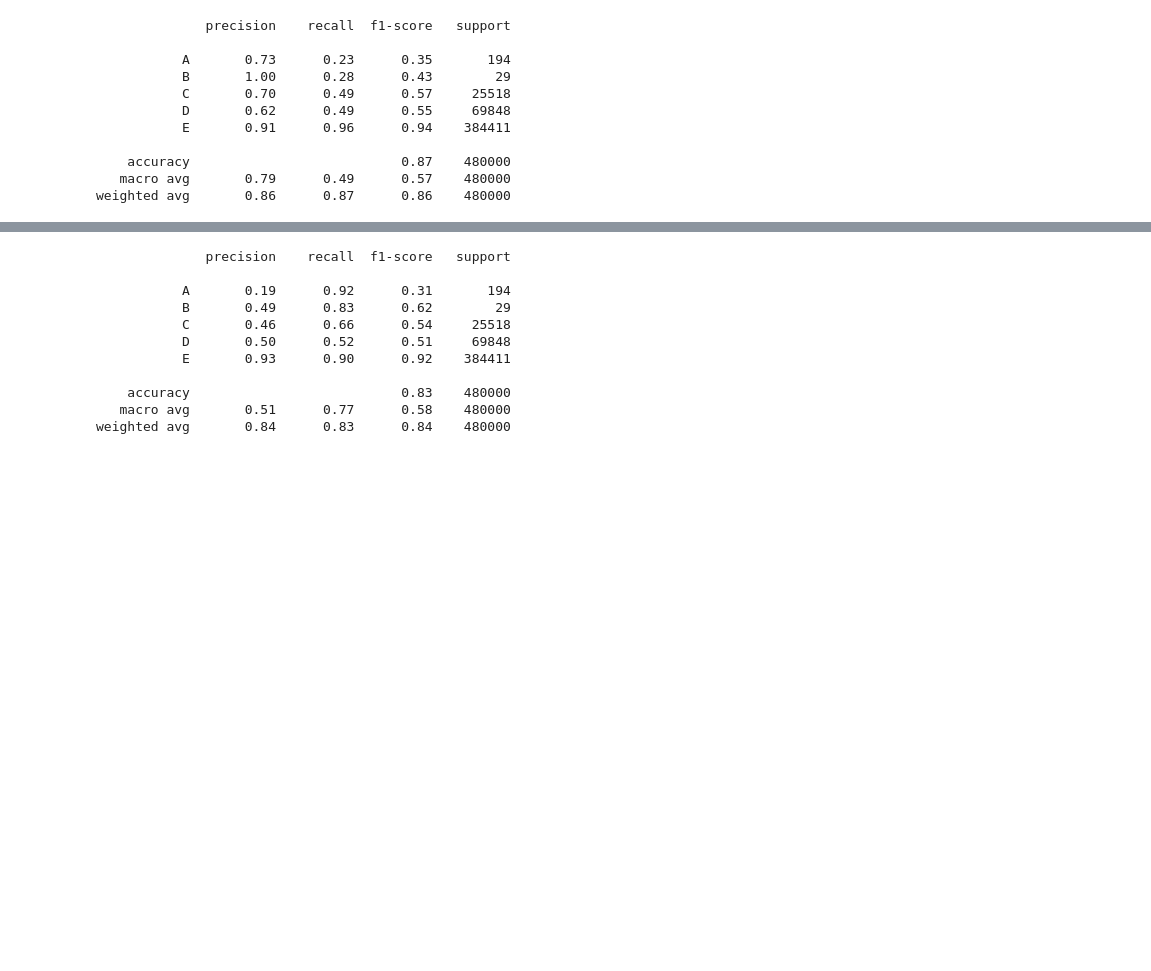
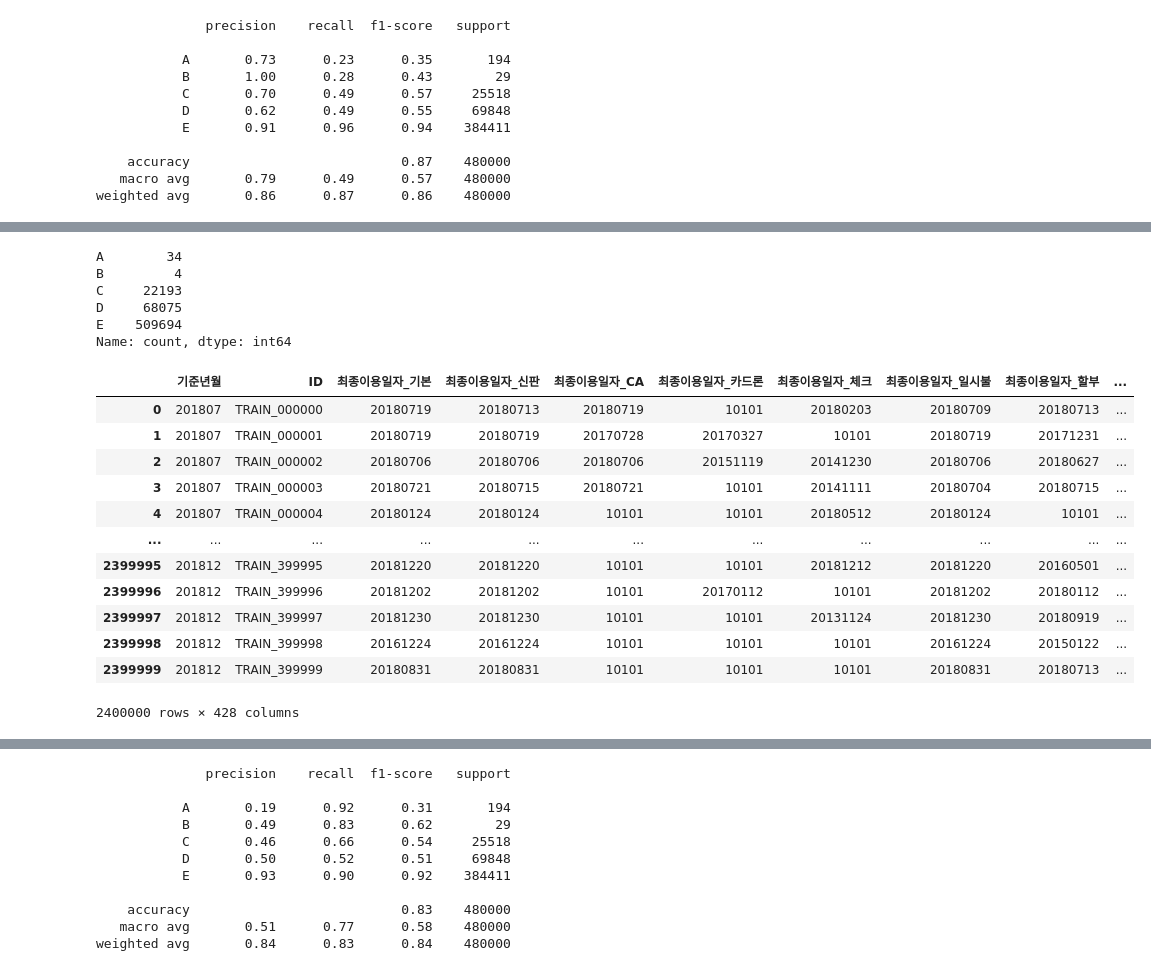
Before and after one commit to yujin01-s/Final_project, a Jupyter notebook: 03_modeling/모델링1차_승인매출정보/01_Try_2.ipynb, the cells around one changed output, grey strips where cells are left out. Cells and saved outputs as stored; diff of their text form; code cells hidden in the pictures; blank space fills up the shorter version.

```diff
--- a/03_modeling/모델링1차_승인매출정보/01_Try_2.ipynb
+++ b/03_modeling/모델링1차_승인매출정보/01_Try_2.ipynb
@@ -158,0 +201,58 @@ weighted avg       0.86      0.87      0.86    480000
+# %%
+# 예측된 Segment의 분포 확인
+import pandas as pd
+
+segment_dist = pd.Series(test_preds_labels).value_counts().sort_index()
+print(segment_dist)
+# %% [output]
+A        34
+B         4
+C     22193
+D     68075
+E    509694
+Name: count, dtype: int64
+# %%
+member_df = pd.read_parquet("회원정보_train_통합.parquet")
+member_cols = [
+    '남녀구분코드', '연령', '회원여부_이용가능_카드론',
+    '소지카드수_이용가능_신용',
+    '입회경과개월수_신용', '회원여부_연체',
+    '탈회횟수_누적', '탈회횟수_발급1년이내',
+    '거주시도명',
+    '유효카드수_신용체크', '유효카드수_신용',
+    '이용카드수_신용체크', '이용카드수_신용',
+    '이용금액_R3M_신용체크',
+    '이용금액_R3M_체크',
+    '보유여부_해외겸용_본인', '이용여부_3M_해외겸용_본인',
+    '연회비발생카드수_B0M', '기본연회비_B0M', '제휴연회비_B0M',
+    '카드신청건수'
+]
+# %%
+from sklearn.preprocessing import LabelEncoder
+
+member_sel_df = member_df[member_cols + ['ID']].copy()
+
+# 문자열/범주형 → 숫자 인코딩
+for col in member_sel_df.select_dtypes(include='object').columns:
+    member_sel_df[col] = LabelEncoder().fit_transform(member_sel_df[col].astype(str))
+
+train_df['ID'] = train_df['ID'].astype(str)
+member_sel_df['ID'] = member_sel_df['ID'].astype(str)
+
+train_with_member = train_df.merge(member_sel_df, on='ID', how='left')
+# %%
+train_with_member
+# %% [output]
+|  | 기준년월 | ID | 최종이용일자_기본 | 최종이용일자_신판 | 최종이용일자_CA | 최종이용일자_카드론 | 최종이용일자_체크 | 최종이용일자_일시불 | 최종이용일자_할부 | ... |
+| 0 | 201807 | TRAIN_000000 | 20180719 | 20180713 | 20180719 | 10101 | 20180203 | 20180709 | 20180713 | ... |
+| 1 | 201807 | TRAIN_000001 | 20180719 | 20180719 | 20170728 | 20170327 | 10101 | 20180719 | 20171231 | ... |
+| 2 | 201807 | TRAIN_000002 | 20180706 | 20180706 | 20180706 | 20151119 | 20141230 | 20180706 | 20180627 | ... |
+| 3 | 201807 | TRAIN_000003 | 20180721 | 20180715 | 20180721 | 10101 | 20141111 | 20180704 | 20180715 | ... |
+| 4 | 201807 | TRAIN_000004 | 20180124 | 20180124 | 10101 | 10101 | 20180512 | 20180124 | 10101 | ... |
+| ... | ... | ... | ... | ... | ... | ... | ... | ... | ... | ... |
+| 2399995 | 201812 | TRAIN_399995 | 20181220 | 20181220 | 10101 | 10101 | 20181212 | 20181220 | 20160501 | ... |
+| 2399996 | 201812 | TRAIN_399996 | 20181202 | 20181202 | 10101 | 20170112 | 10101 | 20181202 | 20180112 | ... |
+| 2399997 | 201812 | TRAIN_399997 | 20181230 | 20181230 | 10101 | 10101 | 20131124 | 20181230 | 20180919 | ... |
+| 2399998 | 201812 | TRAIN_399998 | 20161224 | 20161224 | 10101 | 10101 | 10101 | 20161224 | 20150122 | ... |
+| 2399999 | 201812 | TRAIN_399999 | 20180831 | 20180831 | 10101 | 10101 | 10101 | 20180831 | 20180713 | ... |
+2400000 rows × 428 columns
```
Also changed, not shown: parts of 30 cells of this notebook, 4 other files.
